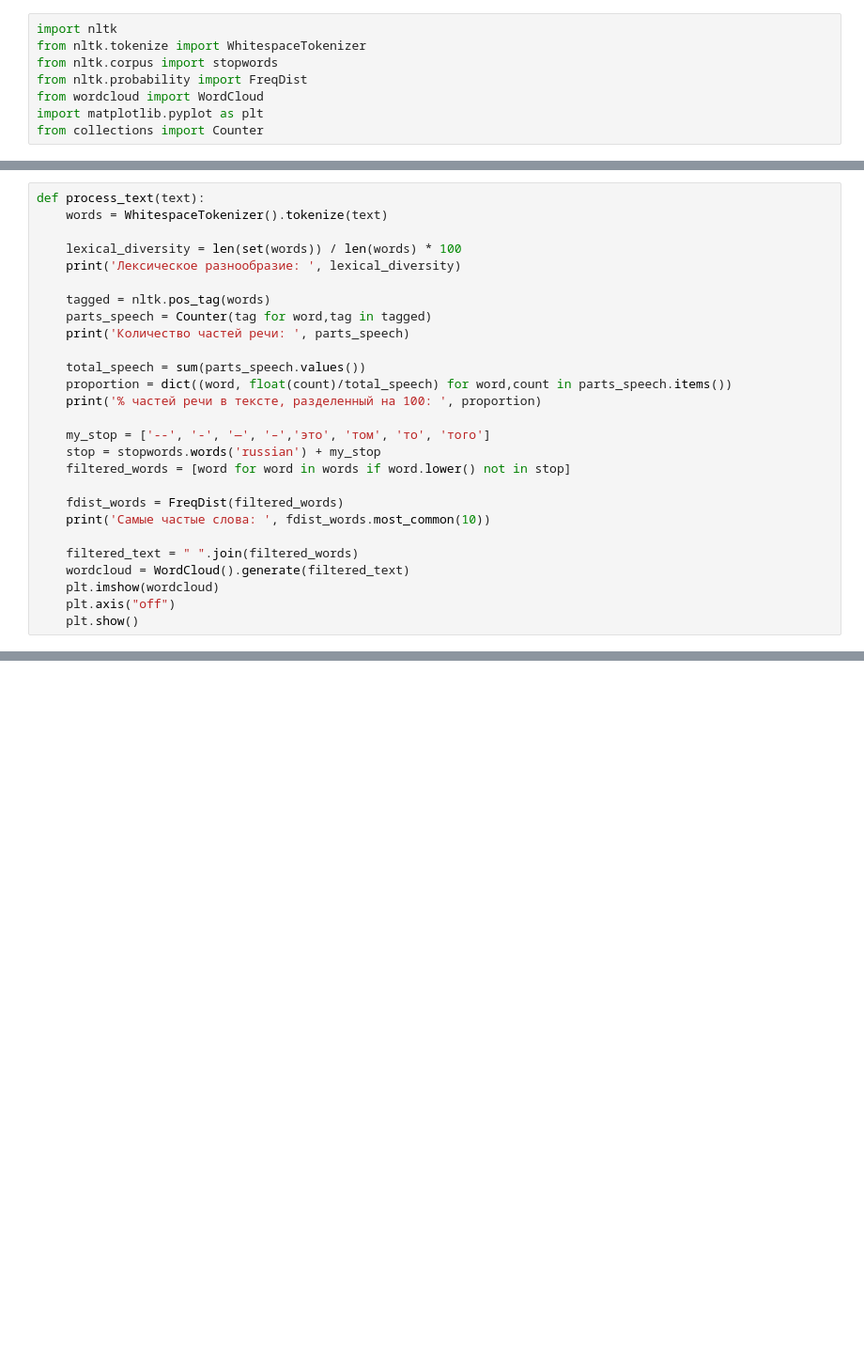
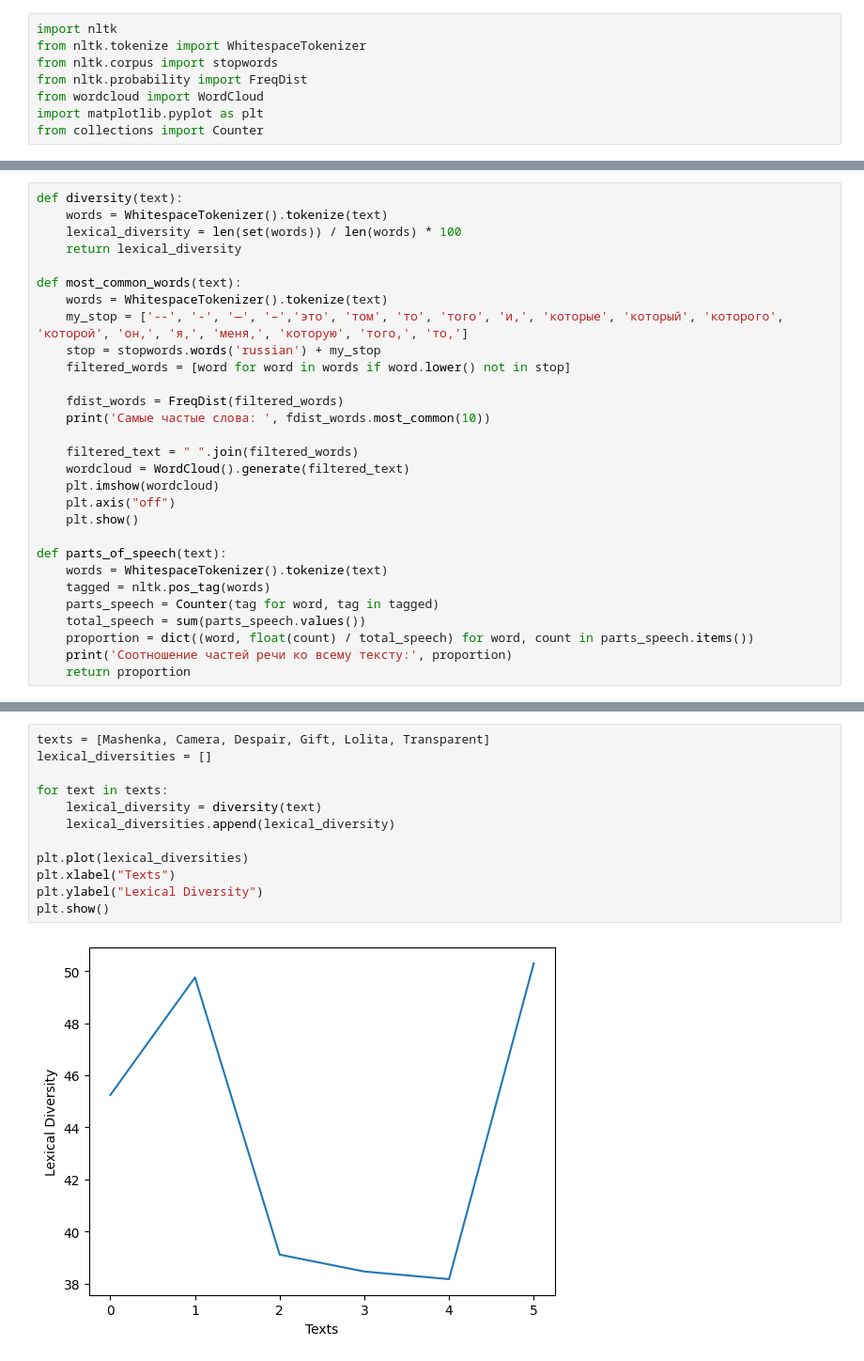
Before and after one commit to mariiakhomutova/school_x_python, a Jupyter notebook: Practice4/nabokov_morphological.ipynb, the cells around one changed output, grey strips where cells are left out. Shown at 94% size. Cells and saved outputs as stored; diff of their text form; blank space fills up the shorter version.

```diff
--- a/Practice4/nabokov_morphological.ipynb
+++ b/Practice4/nabokov_morphological.ipynb
@@ -9,19 +16,12 @@ from collections import Counter
 # %%
-def process_text(text):
+def diversity(text):
     words = WhitespaceTokenizer().tokenize(text)
+    lexical_diversity = len(set(words)) / len(words) * 100
+    return lexical_diversity
 
-    lexical_diversity = len(set(words)) / len(words) * 100
-    print('Лексическое разнообразие: ', lexical_diversity)
-
-    tagged = nltk.pos_tag(words)
-    parts_speech = Counter(tag for word,tag in tagged)
-    print('Количество частей речи: ', parts_speech)
-
-    total_speech = sum(parts_speech.values())
-    proportion = dict((word, float(count)/total_speech) for word,count in parts_speech.items())
-    print('% частей речи в тексте, разделенный на 100: ', proportion)
-
-    my_stop = ['--', '-', '—', '–','это', 'том', 'то', 'того']
+def most_common_words(text):
+    words = WhitespaceTokenizer().tokenize(text)
+    my_stop = ['--', '-', '—', '–','это', 'том', 'то', 'того', 'и,', 'которые', 'который', 'которого', 'которой', 'он,', 'я,', 'меня,', 'которую', 'того,', 'то,']
     stop = stopwords.words('russian') + my_stop
     filtered_words = [word for word in words if word.lower() not in stop]
 
@@ -33,3 +33,12 @@ def process_text(text):
     plt.imshow(wordcloud)
     plt.axis("off")
     plt.show()
+
+def parts_of_speech(text):
+    words = WhitespaceTokenizer().tokenize(text)
+    tagged = nltk.pos_tag(words)
+    parts_speech = Counter(tag for word, tag in tagged)
+    total_speech = sum(parts_speech.values())
+    proportion = dict((word, float(count) / total_speech) for word, count in parts_speech.items())
+    print('Соотношение частей речи ко всему тексту:', proportion)
+    return proportion
@@ -80,0 +59,14 @@ Cамые частые слова:  [('Хью', 99), ('Арманда', 35), ('
+# %%
+texts = [Mashenka, Camera, Despair, Gift, Lolita, Transparent]
+lexical_diversities = []
+
+for text in texts:
+    lexical_diversity = diversity(text)
+    lexical_diversities.append(lexical_diversity)
+
+plt.plot(lexical_diversities)
+plt.xlabel("Texts")
+plt.ylabel("Lexical Diversity")
+plt.show()
+# %% [output]
+[figure, added]
```
Also changed, not shown: parts of 9 cells of this notebook.
